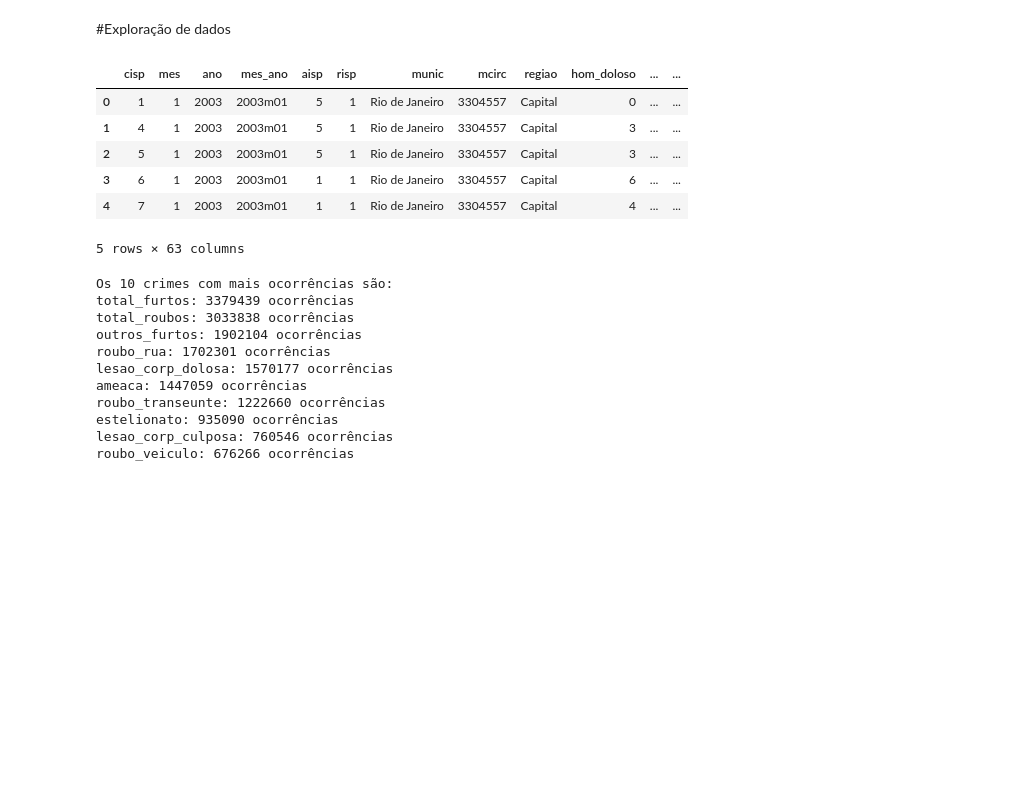
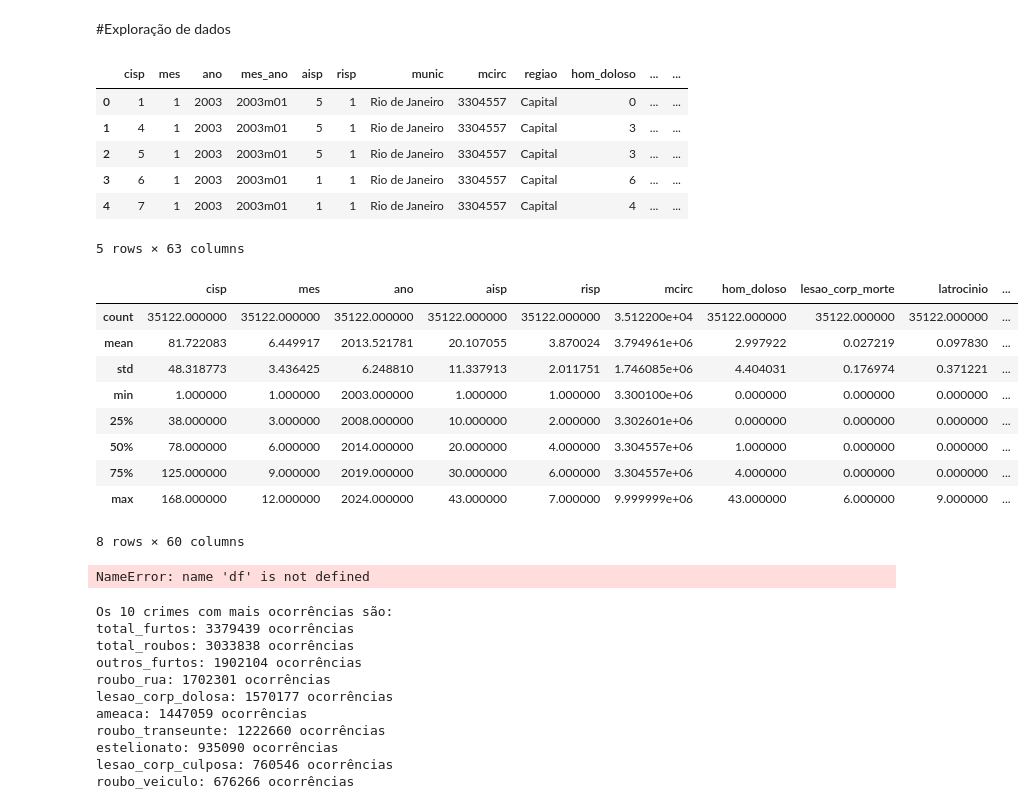
Before and after one commit to jnascimentoc/bigmulheres, a Jupyter notebook: exploracao.ipynb, the cells around one changed output. Cells and saved outputs as stored; diff of their text form; code cells hidden in the pictures; blank space fills up the shorter version.

```diff
--- a/exploracao.ipynb
+++ b/exploracao.ipynb
@@ -10,13 +8,27 @@ dados = pd.read_excel('BaseDPEvolucaoMensalCisp.xlsx')
+# %%
+dados = pd.read_csv('BaseDPEvolucaoMensalCisp.csv', encoding='iso-8859-1', sep=";")
 # %%
 display(dados.head())
+display(dados.describe())
+dados_copia=dados.copy()
 # %% [output]
 |  | cisp | mes | ano | mes_ano | aisp | risp | munic | mcirc | regiao | hom_doloso | ... | ... |
 | 0 | 1 | 1 | 2003 | 2003m01 | 5 | 1 | Rio de Janeiro | 3304557 | Capital | 0 | ... | ... |
 | 1 | 4 | 1 | 2003 | 2003m01 | 5 | 1 | Rio de Janeiro | 3304557 | Capital | 3 | ... | ... |
 | 2 | 5 | 1 | 2003 | 2003m01 | 5 | 1 | Rio de Janeiro | 3304557 | Capital | 3 | ... | ... |
 | 3 | 6 | 1 | 2003 | 2003m01 | 1 | 1 | Rio de Janeiro | 3304557 | Capital | 6 | ... | ... |
 | 4 | 7 | 1 | 2003 | 2003m01 | 1 | 1 | Rio de Janeiro | 3304557 | Capital | 4 | ... | ... |
 5 rows × 63 columns
+|  | cisp | mes | ano | aisp | risp | mcirc | hom_doloso | lesao_corp_morte | latrocinio | ... |
+| count | 35122.000000 | 35122.000000 | 35122.000000 | 35122.000000 | 35122.000000 | 3.512200e+04 | 35122.000000 | 35122.000000 | 35122.000000 | ... |
+| mean | 81.722083 | 6.449917 | 2013.521781 | 20.107055 | 3.870024 | 3.794961e+06 | 2.997922 | 0.027219 | 0.097830 | ... |
+| std | 48.318773 | 3.436425 | 6.248810 | 11.337913 | 2.011751 | 1.746085e+06 | 4.404031 | 0.176974 | 0.371221 | ... |
+| min | 1.000000 | 1.000000 | 2003.000000 | 1.000000 | 1.000000 | 3.300100e+06 | 0.000000 | 0.000000 | 0.000000 | ... |
+| 25% | 38.000000 | 3.000000 | 2008.000000 | 10.000000 | 2.000000 | 3.302601e+06 | 0.000000 | 0.000000 | 0.000000 | ... |
+| 50% | 78.000000 | 6.000000 | 2014.000000 | 20.000000 | 4.000000 | 3.304557e+06 | 1.000000 | 0.000000 | 0.000000 | ... |
+| 75% | 125.000000 | 9.000000 | 2019.000000 | 30.000000 | 6.000000 | 3.304557e+06 | 4.000000 | 0.000000 | 0.000000 | ... |
+| max | 168.000000 | 12.000000 | 2024.000000 | 43.000000 | 7.000000 | 9.999999e+06 | 43.000000 | 6.000000 | 9.000000 | ... |
+8 rows × 60 columns
 # %%
 crimes = [
     'hom_doloso',
@@ -73,7 +85,7 @@ crimes = [
     'pol_civis_mortos_serv'
 ]
 # %%
-soma_ocorrencias = df[crimes].sum().sum()
+''' soma_ocorrencias = df[crimes].sum().sum()
 print("A soma total de ocorrências é:", soma_ocorrencias)
 
 # Calcular a soma de cada coluna separadamente e armazenar em um dicionário
@@ -82,14 +94,24 @@ soma_individual_crimes = {coluna: df[coluna].sum() for coluna in crimes}
 # Exibir a soma de cada coluna
 for coluna, soma in soma_individual_crimes.items():
     print(f"O total de {coluna} é: {soma}")
-
+'''
 ####################################################
 
+# Soma total de todas as ocorrências de crimes
+soma_ocorrencias = df[crimes].sum().sum()
+print("A soma total de ocorrências é:", soma_ocorrencias)
+
+# Soma individual de cada crime
+soma_individual_crimes = {coluna: df[coluna].sum() for coluna in crimes}
+for coluna, soma in soma_individual_crimes.items():
+    print(f"O total de {coluna} é: {soma}")
+
+# Estatísticas individuais para cada crime
 for crime in crimes:
     media = df[crime].mean()
     mediana = df[crime].median()
     descricao = df[crime].describe()
-    distancia=(media-mediana)/mediana*100
+    distancia = (media - mediana) / mediana * 100
 
     print(f"--- Estatísticas para '{crime}' ---")
     print(f"Média: {media}")
@@ -97,8 +119,9 @@ for crime in crimes:
     print(f"Descrição:\n{descricao}\n")
     print(f'Distância entre média e mediana: {distancia:.2f}%')
 
+
 ####################################################
-
+'''
 for crime in crimes:
     quartil_1 = df[crime].quantile(0.25)
     quartil_2 = df[crime].quantile(0.5)  # Este é o mesmo valor da mediana
@@ -135,8 +158,10 @@ for crime in crimes:
     print(f"Maior Valor: {valor_maximo}")
     print(f"Amplitude: {amplitude_total}\n")
 
-
+'''
 ####################################################
+# %% [output]
+NameError: name 'df' is not defined
 # %%
 top_10_crimes = sorted(soma_individual_crimes.items(), key=lambda x: x[1], reverse=True)[:10]
 
```
Also changed, not shown: parts of 1 cell of this notebook.
